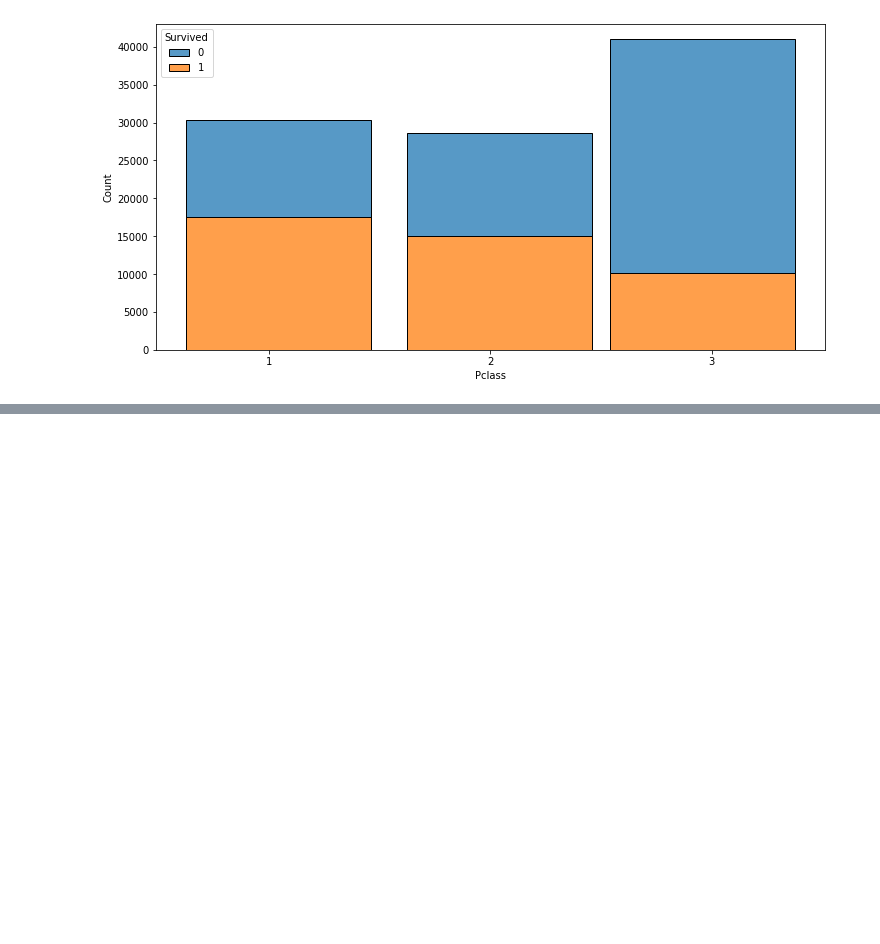
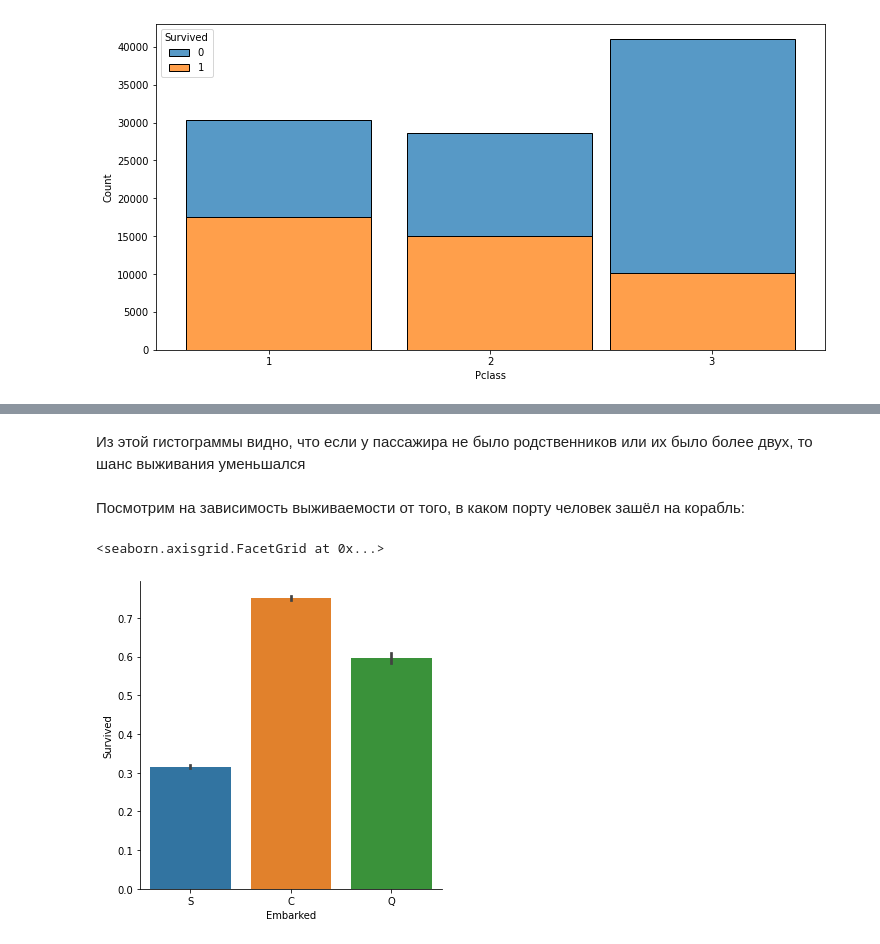
Before and after one commit to reagentjs/rss-ml-q1-2022-1, a Jupyter notebook: eda.ipynb, the cells around one changed output, grey strips where cells are left out. Saved outputs shown, nothing was run; the diff lists cells and outputs as text; code cells hidden in the pictures; blank space fills up the shorter version.

Commit message:
feat: finish data exploration and add conclusion

```diff
--- a/eda.ipynb
+++ b/eda.ipynb
@@ -146,0 +136,9 @@ sns.histplot(data=titanic_data, x="Relatives", hue="Survived", fill=True, legend
+# %% [markdown]
+Из этой гистограммы видно, что если у пассажира не было родственников или их было более двух, то шанс выживания уменьшался
+# %% [markdown]
+Посмотрим на зависимость выживаемости от того, в каком порту человек зашёл на корабль:
+# %%
+sns.catplot(data=titanic_data, x='Embarked', y='Survived', kind='bar')
+# %% [output]
+<seaborn.axisgrid.FacetGrid at 0x...>
+[figure, added]
```
Also changed, not shown: parts of 20 cells of this notebook.
